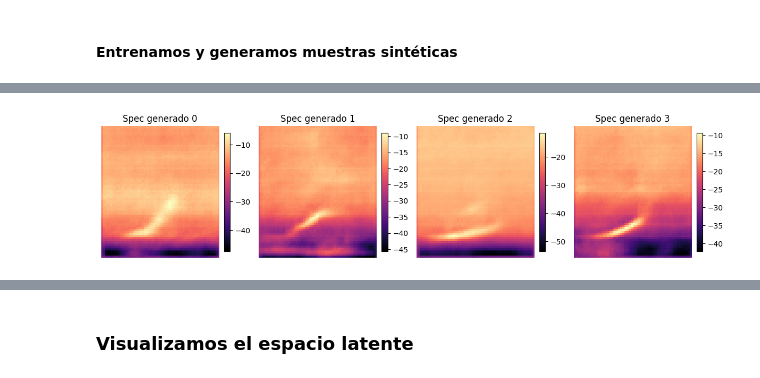
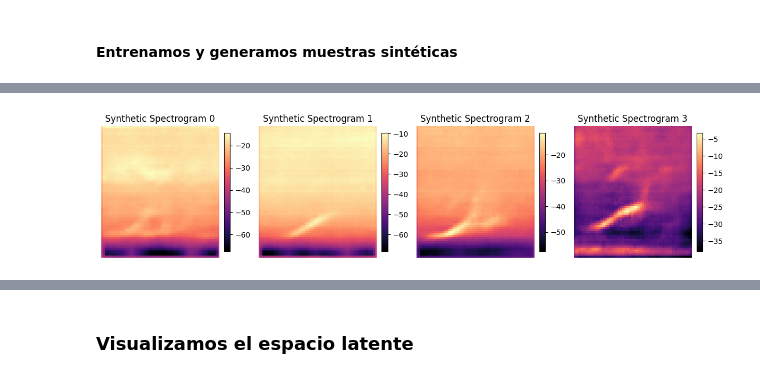
Before and after one commit to martinbianchi0/whale_challenge, a Jupyter notebook: notebook.ipynb, the cells around one changed output, grey strips where cells are left out. Drawn from its saved outputs; the diff is of its cells as text; code cells hidden in the pictures.

```diff
--- a/notebook.ipynb
+++ b/notebook.ipynb
@@ -131,5 +133,5 @@ plot_pca(audio_df, spectrograms_pca)
 # %% [markdown]
 ### Obtenemos los audios de entrenamiento
 # %%
-audio_train_df = audio_df[audio_df['clip_name'].str.contains('train')]
+train_df, val_df = train_test_split(audio_df, test_size=0.2, random_state=SEED, stratify=audio_df['label'])
 # %%
@@ -302,5 +349,4 @@ train5534.aiff_noisy.aiff
 #### Obtenemos los espectrogramas de todos los cantos de ballena y los estandarizamos
 # %%
 # MODIFICAR ESTO PARA AGARRAR SOLO LOS DE TRAIN (NO LOS DE VAL) Y ENTRENAR CON ESO
-
-whale_audios = audio_df[audio_df['label'] == 1]
+whale_audios = train_df[train_df['label'] == 1]
@@ -309,7 +353,7 @@ whale_audios = audio_df[audio_df['label'] == 1]
 # %%
 mel_specs = []
-for whale_audio in whale_audios['audio']:
-    mel = get_melspectrogram(whale_audio) # shape: (64, 64)
+for whale_audio in whale_audios['audio']: # emprolijar esto de abajo
+    mel = get_melspectrogram(whale_audio, SPEC_CONFIG['SR'], SPEC_CONFIG['FFT_SAMPLES'], SPEC_CONFIG['HOP_LENGTH'], SPEC_CONFIG['MEL_BINS'], SPEC_CONFIG['MAX_FREQ']) # shape: (64, 64)
     mel = mel[np.newaxis, :, :] # shape: (1, 64, 64)
     mel_specs.append(mel)
 # %% [markdown]
@@ -368,26 +397,4 @@ model = load_model()
 # %%
-latent_dim = 32
-
-with torch.no_grad():
-    # 1. Generá un batch de vectores latentes Z ~ N(0, I)
-    z_samples = torch.randn(4, latent_dim).to(device)  # Por ejemplo, 4 muestras
-    # 2. Decodificá los Z para obtener espectrogramas
-    generated_specs = model.decode(z_samples)
-
-# Ahora `generated_specs` es un tensor de shape [4, 1, 64, 64]
-
-generated_specs = generated_specs.cpu().numpy()
-
-fig, axes = plt.subplots(1, generated_specs.shape[0], figsize=(3 * generated_specs.shape[0], 3))
-for i in range(generated_specs.shape[0]):
-    spec = generated_specs[i, 0, :, :]
-    spec = spec * global_std + global_mean
-    ax = axes[i] if generated_specs.shape[0] > 1 else axes
-    im = ax.imshow(spec, aspect='auto', origin='lower', cmap='magma')
-    ax.set_title(f"Spec generado {i}")
-    ax.axis('off')
-    fig.colorbar(im, ax=ax, fraction=0.046, pad=0.04)
-plt.tight_layout()
-plt.show()
+display_vae_synthetic_samples(beta_vae, global_mean, global_std, SPEC_CONFIG)
 # %% [output]
-[figure, old version]
+[figure, new version]
```
Also changed, not shown: parts of 18 cells of this notebook, 3 other files.
